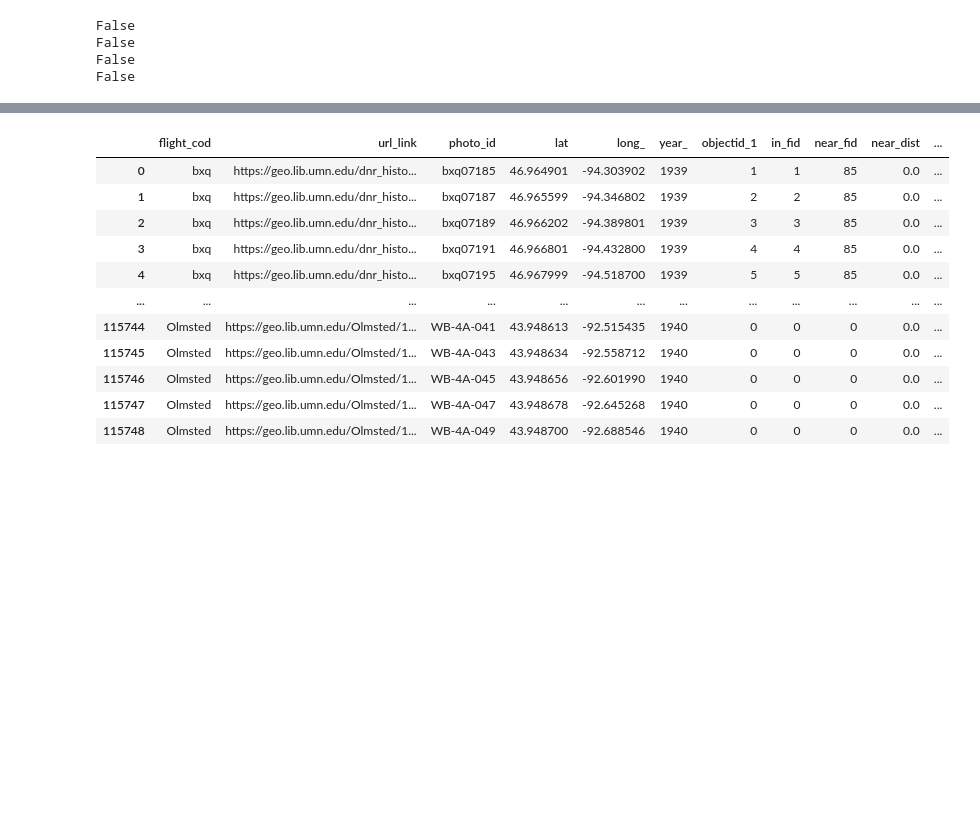
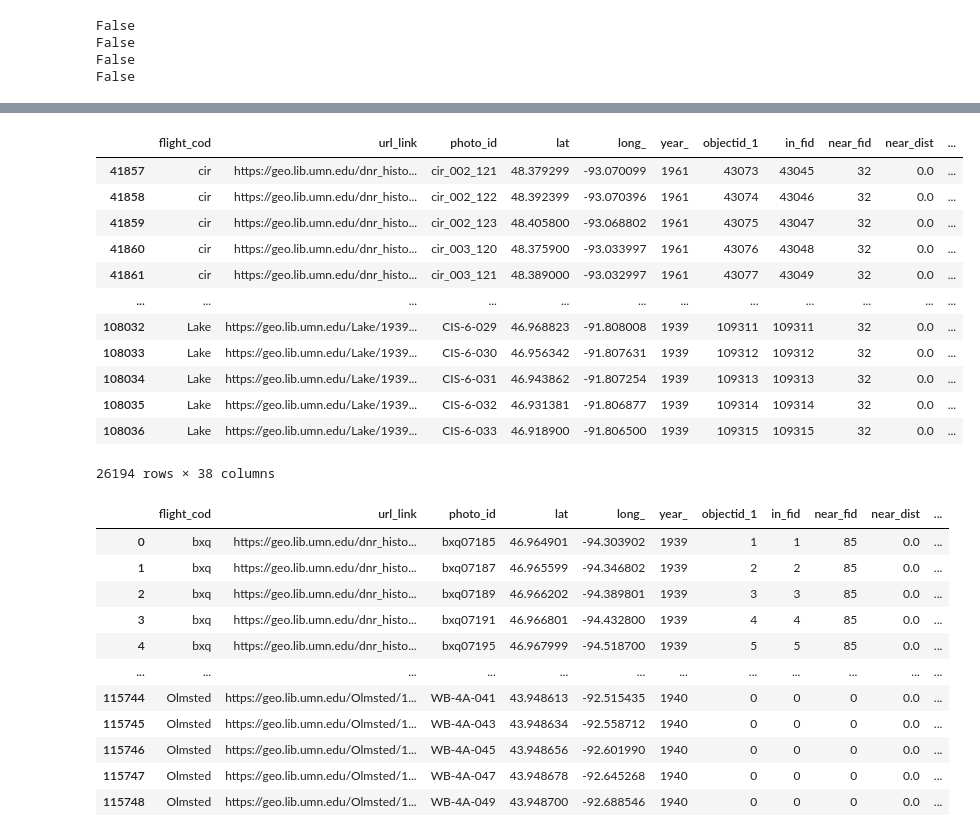
Before and after one commit to cleorose/batch_georef, a Jupyter notebook: 01_index_table_prep.ipynb, the cells around one changed output, grey strips where cells are left out. Drawn from its saved outputs; the diff is of its cells as text; code cells hidden in the pictures; blank space fills up the shorter version.

```diff
--- a/01_index_table_prep.ipynb
+++ b/01_index_table_prep.ipynb
@@ -110,5 +178,22 @@ gdf_clean["county_year_photo_id"] = (
 # %%
+# validate that the periods were handled correctly
 gdf_clean_filtered = gdf_clean.loc[gdf_clean["name10"] == "St. Louis"]
+
+gdf_clean_filtered
+# %% [output]
+|  | flight_cod | url_link | photo_id | lat | long_ | year_ | objectid_1 | in_fid | near_fid | near_dist | ... |
+| 41857 | cir | https://geo.lib.umn.edu/dnr_histo... | cir_002_121 | 48.379299 | -93.070099 | 1961 | 43073 | 43045 | 32 | 0.0 | ... |
+| 41858 | cir | https://geo.lib.umn.edu/dnr_histo... | cir_002_122 | 48.392399 | -93.070396 | 1961 | 43074 | 43046 | 32 | 0.0 | ... |
+| 41859 | cir | https://geo.lib.umn.edu/dnr_histo... | cir_002_123 | 48.405800 | -93.068802 | 1961 | 43075 | 43047 | 32 | 0.0 | ... |
+| 41860 | cir | https://geo.lib.umn.edu/dnr_histo... | cir_003_120 | 48.375900 | -93.033997 | 1961 | 43076 | 43048 | 32 | 0.0 | ... |
+| 41861 | cir | https://geo.lib.umn.edu/dnr_histo... | cir_003_121 | 48.389000 | -93.032997 | 1961 | 43077 | 43049 | 32 | 0.0 | ... |
+| ... | ... | ... | ... | ... | ... | ... | ... | ... | ... | ... | ... |
+| 108032 | Lake | https://geo.lib.umn.edu/Lake/1939... | CIS-6-029 | 46.968823 | -91.808008 | 1939 | 109311 | 109311 | 32 | 0.0 | ... |
+| 108033 | Lake | https://geo.lib.umn.edu/Lake/1939... | CIS-6-030 | 46.956342 | -91.807631 | 1939 | 109312 | 109312 | 32 | 0.0 | ... |
+| 108034 | Lake | https://geo.lib.umn.edu/Lake/1939... | CIS-6-031 | 46.943862 | -91.807254 | 1939 | 109313 | 109313 | 32 | 0.0 | ... |
+| 108035 | Lake | https://geo.lib.umn.edu/Lake/1939... | CIS-6-032 | 46.931381 | -91.806877 | 1939 | 109314 | 109314 | 32 | 0.0 | ... |
+| 108036 | Lake | https://geo.lib.umn.edu/Lake/1939... | CIS-6-033 | 46.918900 | -91.806500 | 1939 | 109315 | 109315 | 32 | 0.0 | ... |
+26194 rows × 38 columns
 # %%
 #preview
 gdf_clean
```
Also changed, not shown: parts of 12 cells of this notebook.
